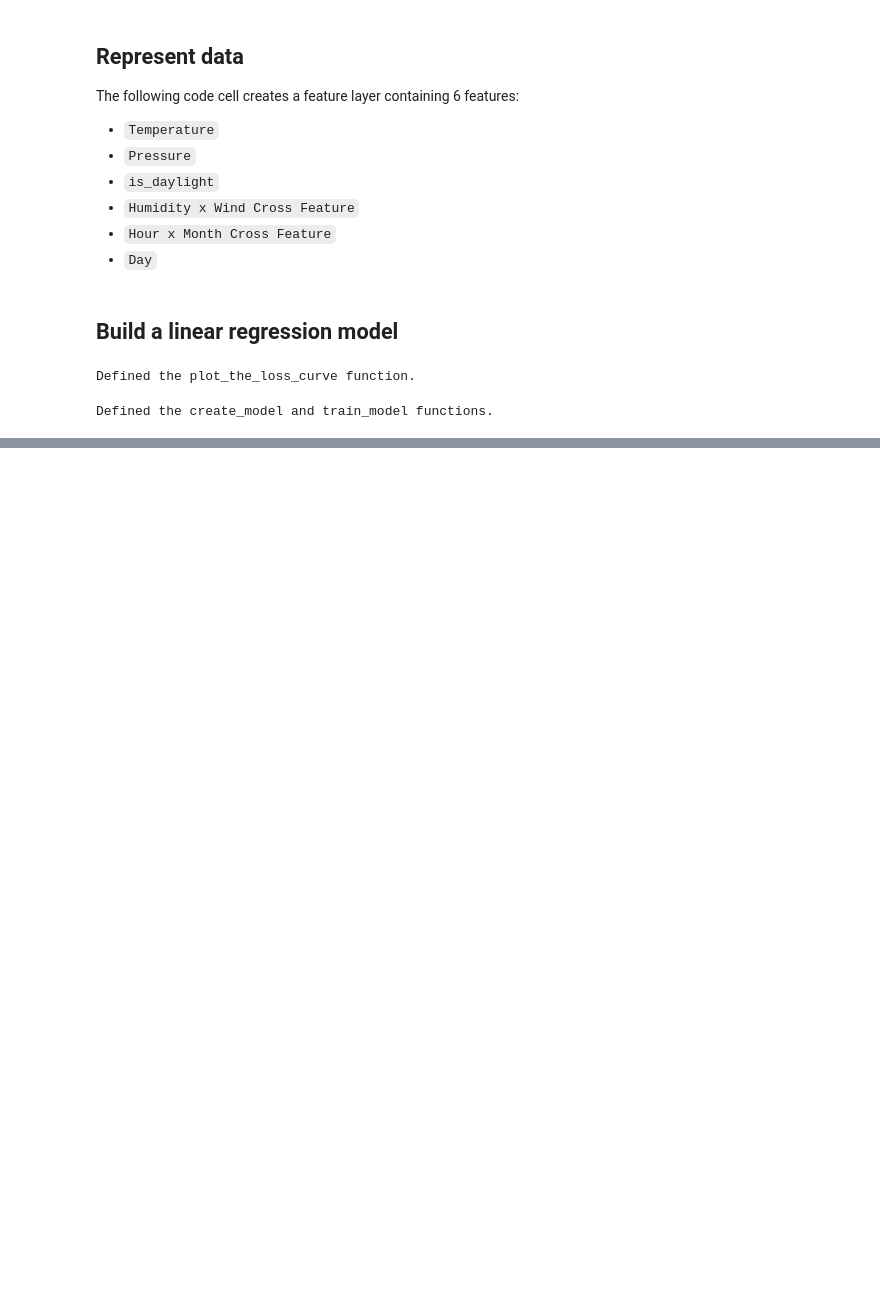
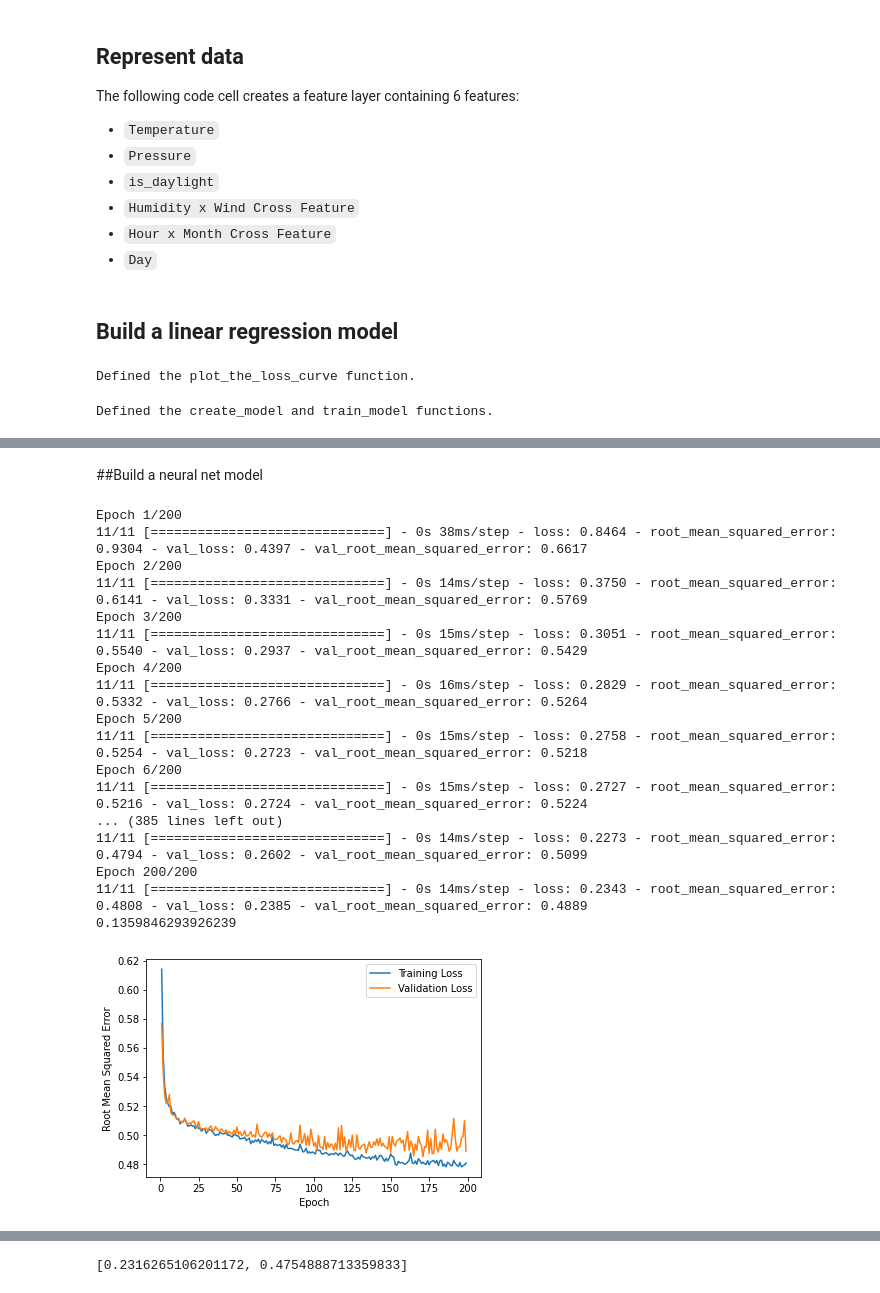
Before and after one commit to mrch-hub/bangkit1, a Jupyter notebook: SolarPrediction.ipynb, the cells around one changed output, grey strips where cells are left out. Drawn from its saved outputs; the diff is of its cells as text; code cells hidden in the pictures; blank space fills up the shorter version.

Commit message:
Added neural network model

```diff
--- a/SolarPrediction.ipynb
+++ b/SolarPrediction.ipynb
@@ -280,0 +281,2 @@ Epoch 50/50
+# %% [markdown]
+##Build a neural net model
@@ -280,0 +341,42 @@ Epoch 50/50
+# %%
+#@title Train the model
+# The following variables are the hyperparameters.
+learning_rate = 0.1
+epochs = 200
+batch_size = 2000
+validation_split = 0.2
+label_name = "Radiation"
+
+
+# Establish the model's topography.
+my_model = create_model(learning_rate, my_feature_layer)
+
+# Train the model on the normalized training set.
+epochs, mse, history = train_model(my_model, data_train_norm, epochs, label_name, batch_size,
+                          validation_split)
+plot_the_loss_curve(epochs, history["root_mean_squared_error"],
+                    history["val_root_mean_squared_error"])
+
+test_features = {name:np.array(value) for name, value in data_test_norm.items()}
+test_label = np.array(test_features.pop(label_name)) # isolate the label
+print("\n Evaluate the linear regression model against the test set:")
+my_model.evaluate(x = test_features, y = test_label, batch_size=batch_size)
+# %% [output]
+Epoch 1/200
+11/11 [==============================] - 0s 38ms/step - loss: 0.8464 - root_mean_squared_error: 0.9304 - val_loss: 0.4397 - val_root_mean_squared_error: 0.6617
+Epoch 2/200
+11/11 [==============================] - 0s 14ms/step - loss: 0.3750 - root_mean_squared_error: 0.6141 - val_loss: 0.3331 - val_root_mean_squared_error: 0.5769
+Epoch 3/200
+11/11 [==============================] - 0s 15ms/step - loss: 0.3051 - root_mean_squared_error: 0.5540 - val_loss: 0.2937 - val_root_mean_squared_error: 0.5429
+Epoch 4/200
+11/11 [==============================] - 0s 16ms/step - loss: 0.2829 - root_mean_squared_error: 0.5332 - val_loss: 0.2766 - val_root_mean_squared_error: 0.5264
+Epoch 5/200
+11/11 [==============================] - 0s 15ms/step - loss: 0.2758 - root_mean_squared_error: 0.5254 - val_loss: 0.2723 - val_root_mean_squared_error: 0.5218
+Epoch 6/200
+11/11 [==============================] - 0s 15ms/step - loss: 0.2727 - root_mean_squared_error: 0.5216 - val_loss: 0.2724 - val_root_mean_squared_error: 0.5224
+... (385 lines left out)
+11/11 [==============================] - 0s 14ms/step - loss: 0.2273 - root_mean_squared_error: 0.4794 - val_loss: 0.2602 - val_root_mean_squared_error: 0.5099
+Epoch 200/200
+11/11 [==============================] - 0s 14ms/step - loss: 0.2343 - root_mean_squared_error: 0.4808 - val_loss: 0.2385 - val_root_mean_squared_error: 0.4889
+0.1359846293926239
+[figure, added]
@@ -280,0 +385 @@ Epoch 50/50
+[0.2316265106201172, 0.4754888713359833]
```
Also changed, not shown: parts of 5 cells of this notebook.
